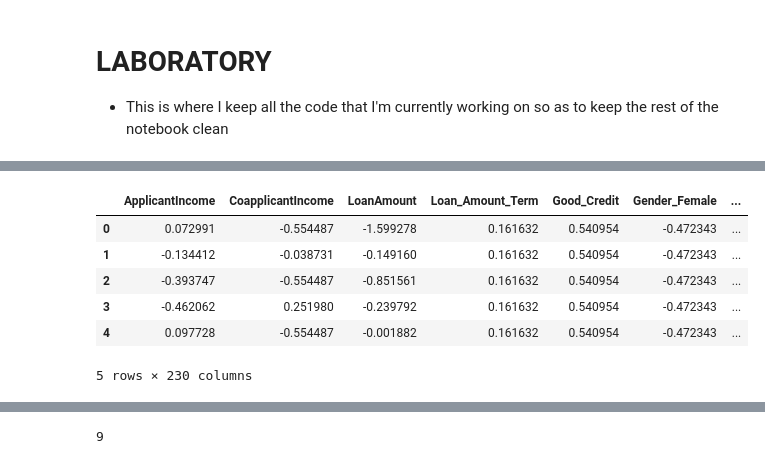
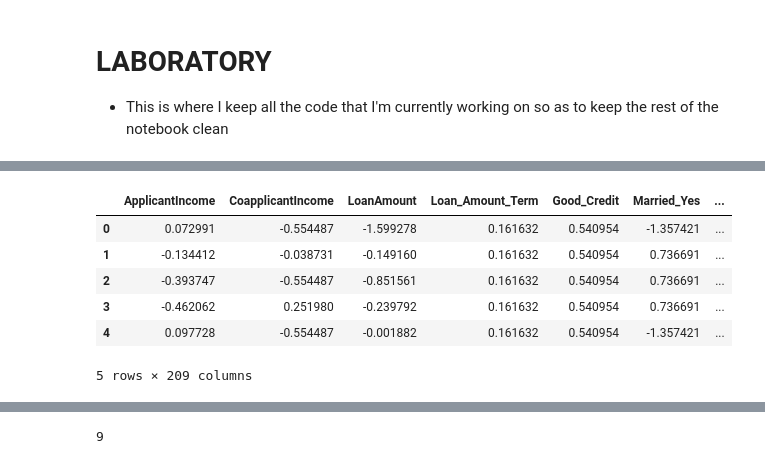
Before and after one commit to TerraJRiley/Loan_Prediction, a Jupyter notebook: Loan_Predictor.ipynb, the cells around one changed output, grey strips where cells are left out. Saved outputs shown, nothing was run; the diff lists cells and outputs as text; code cells hidden in the pictures.

```diff
--- a/Loan_Predictor.ipynb
+++ b/Loan_Predictor.ipynb
@@ -140,15 +141,14 @@ train_df.rename({'Loan_Status_Y'     : "Target",
                  }, axis = 1, inplace = True)
 # %%
 # Feature Engineering row for the percentage of monthly income the applicant would spend to pay off the loan
-df = train_df # For shortening the next two rows
 
-train_df['Payment_Percent'] = ((df['LoanAmount']*1000)/df['Loan_Amount_Term'])/df['ApplicantIncome']
-train_df['Payment_Per_Month'] = ((df['LoanAmount']*1000)/df['Loan_Amount_Term']).round()
+df['Payment_Percent'] = ((df['LoanAmount']*1000)/df['Loan_Amount_Term'])/df['ApplicantIncome']
+df['Payment_Per_Month'] = ((df['LoanAmount']*1000)/df['Loan_Amount_Term']).round()
 # %%
 # Turning Floats into Ints for easier reading
-train_df['CoapplicantIncome'] = train_df['CoapplicantIncome'].astype(int)#, copy = False)
-train_df['Loan_Amount_Term'] = train_df['Loan_Amount_Term'].astype(int)
-train_df['Payment_Per_Month'] = train_df['Payment_Per_Month'].astype(int)
+df['CoapplicantIncome'] = df['CoapplicantIncome'].astype(int)#, copy = False)
+df['Loan_Amount_Term']  = df['Loan_Amount_Term'].astype(int)
+df['Payment_Per_Month'] = df['Payment_Per_Month'].astype(int)
 # %% [markdown]
 ## Exploritory Data Analysis
 # %%
@@ -169,10 +169,10 @@ def percent_in_target(df, feature, target):
     print("Percent of",str(feature), 'in', str(target), ':', int(len(df[mask]) / len(df[total])*100),"%")
 # %%
 # Seeing how many applicants are above X amount of payment percentage per month
-percent = 1.00
+percent = 0.50
 
 count = 0
-for i in train_df['Payment_Percent']:
+for i in df['Payment_Percent']:
     if i > percent:
         print(i)
         count += 1
@@ -194,9 +202,9 @@ Grid.map(plt.hist,'ApplicantIncome', bins = 25, range = (0,40000));
 # %%
-dummies = ['Good_Credit', 'Gender_Female', 'Married_Yes',
+dummies = ['Good_Credit', 'Married_Yes',
        'Dependents_1', 'Dependents_2', 'Dependents_3+', 'Graduate',
        'Self_Employed', 'Property_Rural', 'Property_Semiurban',
        'Property_Urban', 'Coapplicant_True', 'Indefinite_Term']
 for i in dummies:
-    percent_in_target(train_df, i, 'Target')
+    percent_in_target(df, i, 'Target')
 # %% [output]
 Percent of Good_Credit in Target : 79 %
@@ -425,24 +431,24 @@ Test:  0.6883116883116883
 # %%
 ss       = StandardScaler()
 poly     = PolynomialFeatures(include_bias=False)                   # Init Poly Features
-features = [i for i in train_df.columns if i != 'Target']       # Define Features
-X        = train_df[features]                                          # Define X
+features = [i for i in df.columns if i != 'Target']       # Define Features
+X        = df[features]                                          # Define X
 X_p_scaled = poly.fit_transform(X)                                  # Fit & Transform X
 X_p_scaled = ss.fit_transform(X_p_scaled)
 
 
 X_p_scaled = pd.DataFrame(X_p_scaled,
                     columns=poly.get_feature_names(features))   # Create a df to keep it easily understandable
 
 X_p_scaled.head()
 # %% [output]
-|  | ApplicantIncome | CoapplicantIncome | LoanAmount | Loan_Amount_Term | Good_Credit | Gender_Female | ... |
-| 0 | 0.072991 | -0.554487 | -1.599278 | 0.161632 | 0.540954 | -0.472343 | ... |
-| 1 | -0.134412 | -0.038731 | -0.149160 | 0.161632 | 0.540954 | -0.472343 | ... |
-| 2 | -0.393747 | -0.554487 | -0.851561 | 0.161632 | 0.540954 | -0.472343 | ... |
-| 3 | -0.462062 | 0.251980 | -0.239792 | 0.161632 | 0.540954 | -0.472343 | ... |
-| 4 | 0.097728 | -0.554487 | -0.001882 | 0.161632 | 0.540954 | -0.472343 | ... |
+|  | ApplicantIncome | CoapplicantIncome | LoanAmount | Loan_Amount_Term | Good_Credit | Married_Yes | ... |
+| 0 | 0.072991 | -0.554487 | -1.599278 | 0.161632 | 0.540954 | -1.357421 | ... |
+| 1 | -0.134412 | -0.038731 | -0.149160 | 0.161632 | 0.540954 | 0.736691 | ... |
+| 2 | -0.393747 | -0.554487 | -0.851561 | 0.161632 | 0.540954 | 0.736691 | ... |
+| 3 | -0.462062 | 0.251980 | -0.239792 | 0.161632 | 0.540954 | 0.736691 | ... |
+| 4 | 0.097728 | -0.554487 | -0.001882 | 0.161632 | 0.540954 | -1.357421 | ... |
-5 rows × 230 columns
+5 rows × 209 columns
 # %%
 model    = LogisticRegression()
 y        = df['Target']
```
Also changed, not shown: parts of 45 cells of this notebook.
